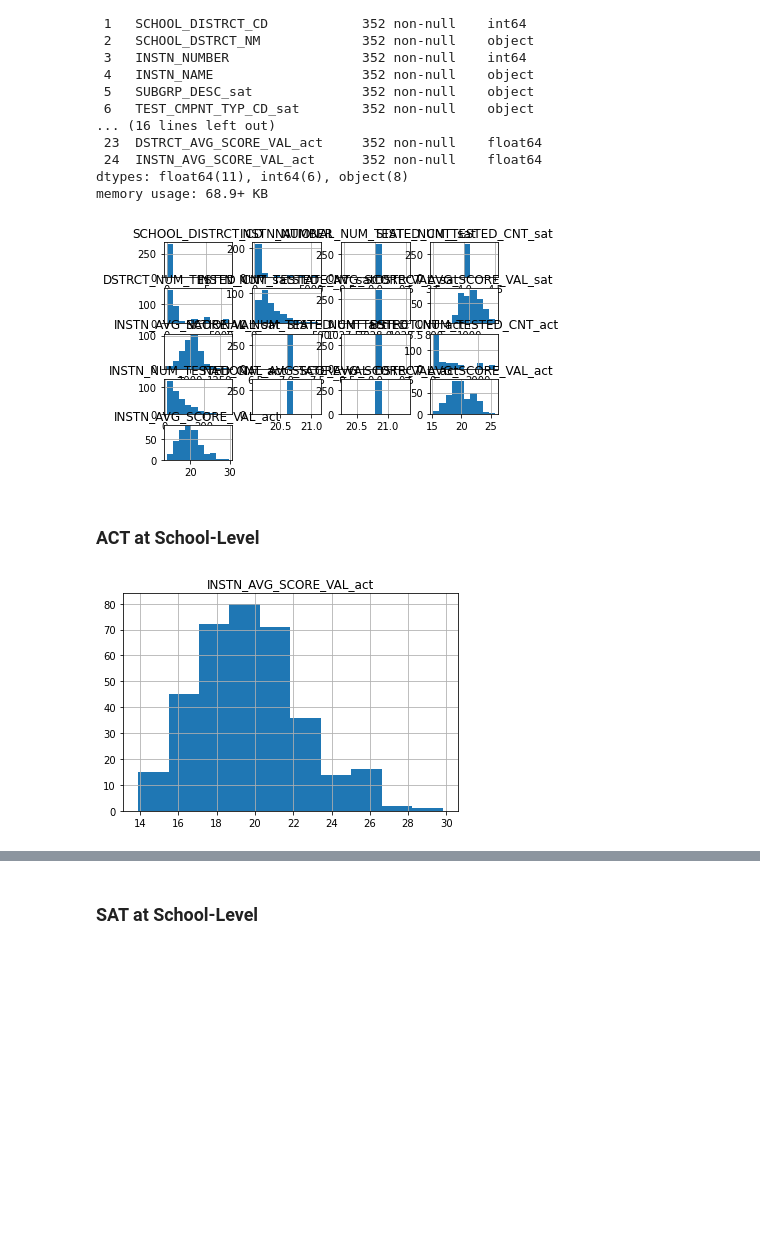
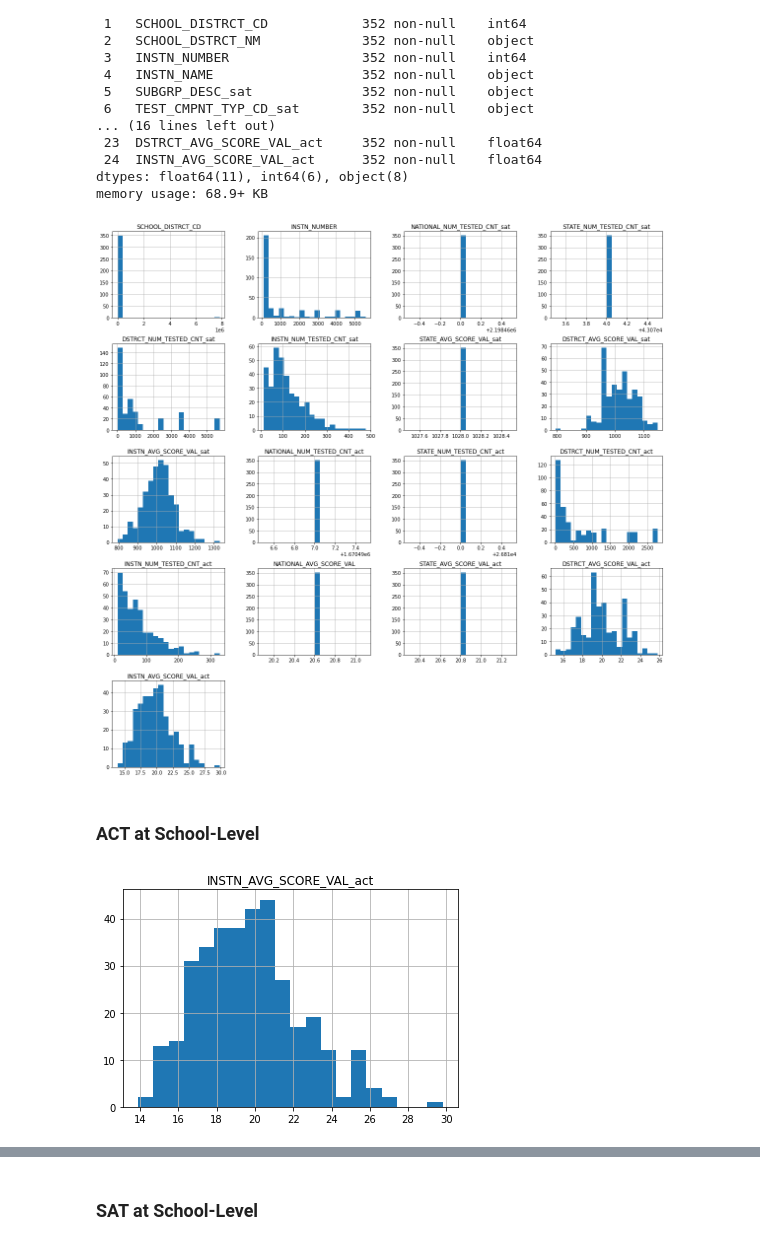
Before and after one commit to rajaridgway/SpringboardCapstoneTwo, a Jupyter notebook: 02_eda_capstonetwo_ridgway.ipynb, the cells around one changed output, grey strips where cells are left out. Drawn from its saved outputs; the diff is of its cells as text; code cells hidden in the pictures; blank space fills up the shorter version.

Commit message:
All column histograms

```diff
--- a/02_eda_capstonetwo_ridgway.ipynb
+++ b/02_eda_capstonetwo_ridgway.ipynb
@@ -62,17 +74,17 @@ Data columns (total 25 columns):
 dtypes: float64(11), int64(6), object(8)
 memory usage: 68.9+ KB
 # %%
-scores.hist()
+scores.hist(bins = 20, figsize = (20,20))
 plt.show()
 # %% [output]
-[figure, old version]
+[figure, new version]
 # %% [markdown]
 ### ACT at School-Level
 # %%
 #Initial visualization
-scores.hist(column='INSTN_AVG_SCORE_VAL_act')
+scores.hist(column='INSTN_AVG_SCORE_VAL_act', bins = 20)
 plt.show()
 # %% [output]
-[figure, old version]
+[figure, new version]
 # %%
 # Define a function for a more customized visual (adapted from: https://mode.com/example-gallery/python_histogram/)
```
Also changed, not shown: parts of 15 cells of this notebook.
